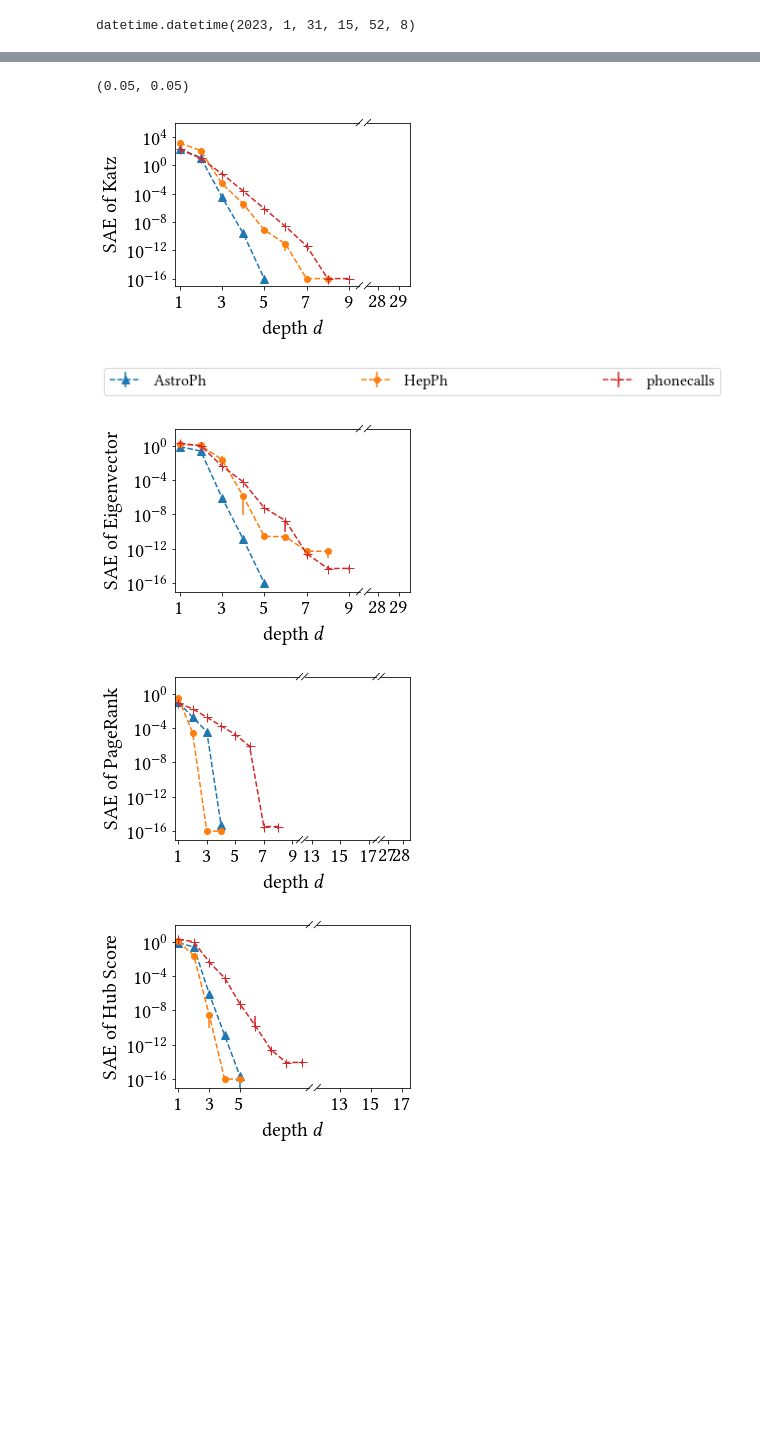
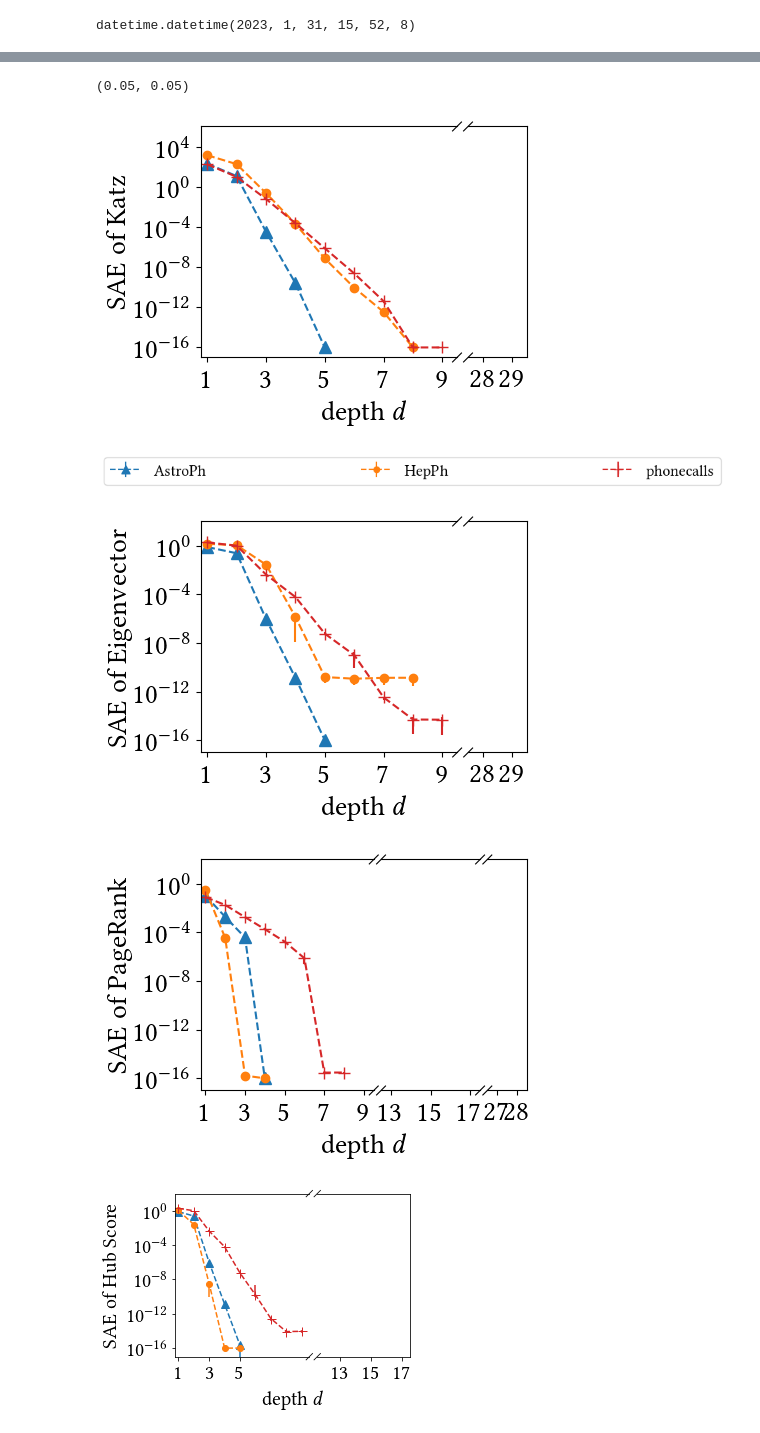
Before and after one commit to Feelx234/nestmodel, a Jupyter notebook: scripts/convergence2_plot.ipynb, the cells around one changed output, grey strips where cells are left out. Drawn from its saved outputs; the diff is of its cells as text; code cells hidden in the pictures; blank space fills up the shorter version.

```diff
--- a/scripts/convergence2_plot.ipynb
+++ b/scripts/convergence2_plot.ipynb
@@ -237,36 +256,36 @@ quickplot(load_date, "jaccard" , save_date=load_date, xlims=xlims, ylims = ylims
 # %%
 xlim = (-0.3+1,25.3)
 # %%
-load_date = "2023_01_31__16_32_36"#datetime(2022,1,6, 0,18,32)
+load_date = "2024_02_09__16_31_19"#datetime(2022,1,6, 0,18,32)
 
 xlims = ((0.8, 9.5), (27.5, 29.5))
 yticks = [10**i for i in range(-16,5,4)]
 ylims = [(1e-17, 1e6)]
 xticks = [range(1,10,2), [28,29]]
 quickplot(load_date, "katz" , save_date=load_date, xlims=xlims, ylims = ylims, yticks=yticks, xticks=xticks, legend="outer")
 # %% [output]
 (0.05, 0.05)
-[figure, old version]
+[figure, new version]
 [figure]
 # %%
-load_date = "2023_01_31__17_54_11"#datetime(2022,1,7, 19,11,2)
+load_date = "2024_02_09__15_51_33"#datetime(2022,1,7, 19,11,2)
 xlims = [(0.8, 9.5), (27.5, 29.5)]
 yticks = [10**i for i in range(-16,5,4)]
 ylims = [(1e-17, 1e2)]
 xticks = [range(1,10,2), [28,29]]
 quickplot(load_date, "eigenvector" , save_date=load_date, xlims=xlims, ylims = ylims, yticks=yticks,xticks=xticks, )
 # %% [output]
-[figure, old version]
+[figure, new version]
 # %%
 
-load_date = "2023_01_31__15_52_08"
+load_date = "2024_02_09__15_38_39"
 xlims = [(0.8, 9.5), (12.5, 17.5), (26.5, 28.5)]
 yticks = [10**i for i in range(-16,5,4)]
 ylims = [(1e-17, 1e2)]
 xticks = [range(1,10,2), [13,15,17], [27,28]]
 quickplot(load_date, "pagerank" , save_date=load_date, xlims=xlims, ylims = ylims, xticks=xticks,yticks=yticks,)
 # %% [output]
-[figure, old version]
+[figure, new version]
 # %%
 
 load_date = "2023_01_31__17_39_24"#datetime(2022,2,3, 23,58,26)
```
Also changed, not shown: parts of 4 cells of this notebook, 25 other files.
